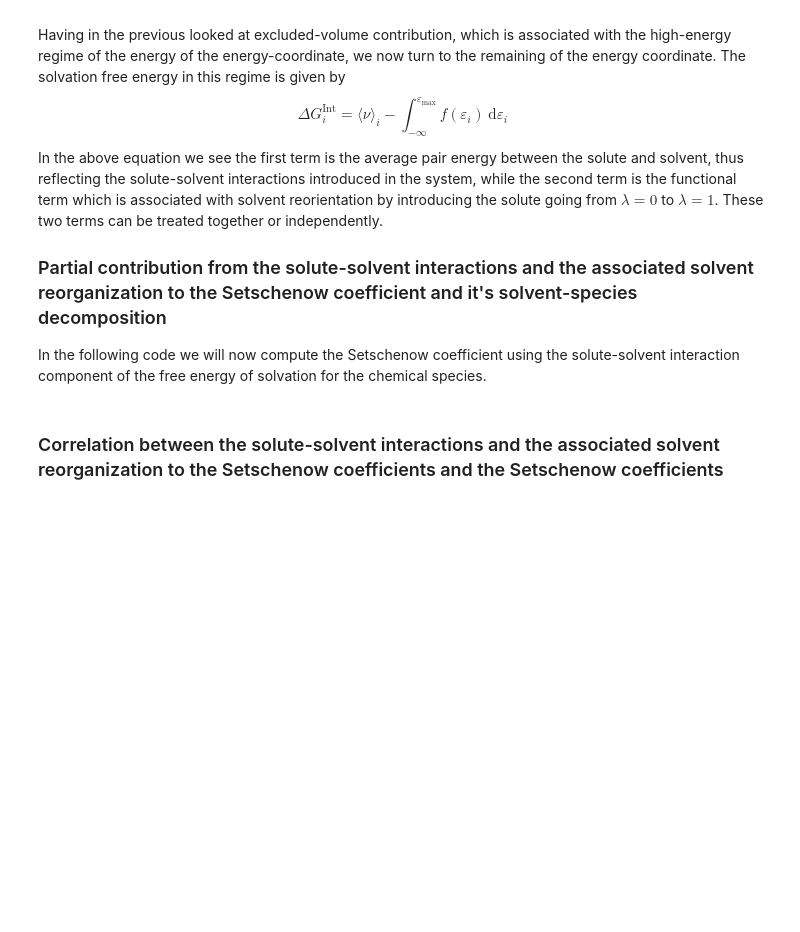
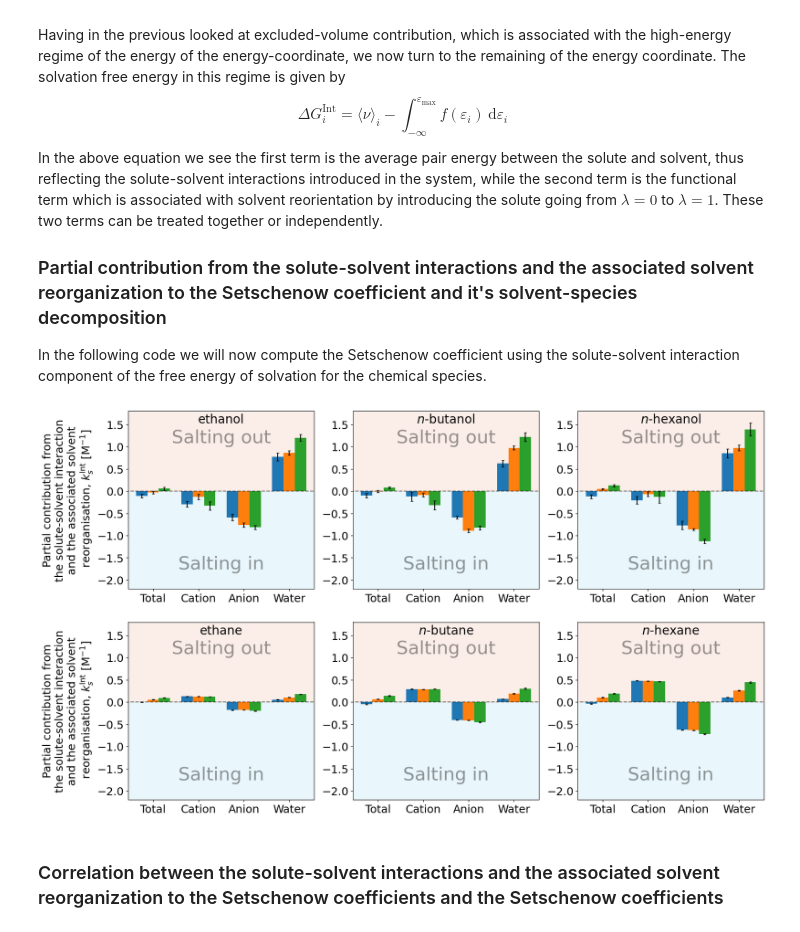
Before and after one commit to SHervoe-Hansen/SI-Excluded-Volume-Formation, a Jupyter notebook: Analysis.ipynb, the cells around one changed output. Drawn from its saved outputs; the diff is of its cells as text; code cells hidden in the pictures; blank space fills up the shorter version.

```diff
--- a/Analysis.ipynb
+++ b/Analysis.ipynb
@@ -1205,33 +1240,37 @@ for i, solute in enumerate(solutes):
                 ax = axes[row,col]
                 ax.bar(index+offset, SetCof_Int, width=width, alpha=1.0, yerr=SetCof_Int_err, capsize=2, zorder=2)
                 offset += width
 
     if i%2 == 1:
         ax.set_xticks(index + width)
         ax.set_xticklabels(('Total', 'Cation', 'Anion', 'Water'))
         axes[row,0].set_ylabel('Partial contribution from\nthe solute-solvent interaction\nand the associated solvent\n reorganisation, $k_{{s}}^{{\mathrm{{Int}}}}$ [M$^{{-1}}$]', fontsize=18)
         ax.tick_params(axis='both', labelsize=18)
         ax.set_xlim(-0.3, 3.8)
         ax.set_ylim(-2.2, 1.8)
         if "n-" in solute:
             s = solute.split(sep='-')[1]
             ax.set_title('$\it{{n}}$-'+s, pad=-20, y=1.001, fontsize=20)
         else:
             ax.set_title(solute, pad=-20, y=1.001, fontsize=20)
 
         ax.hlines(0, -1, 4, color='black', alpha=0.5, linestyle='dashed', zorder=2)
         ax.fill_between(np.arange(-5, 5, 0.1), [-5.2 for i in range(len(np.arange(-5, 5, 0.1)))], y2=0,
                         color='#c9e9f6', alpha=0.4, zorder=1)
         ax.fill_between(np.arange(-5, 5, 0.1), [4.1 for i in range(len(np.arange(-5, 5, 0.1)))], y2=0,
                         color='#f6d6c9', alpha=0.4, zorder=1)
         ax.text(1.75, -1.65, 'Salting in', horizontalalignment='center', verticalalignment='center',
                 fontsize=30, alpha=0.4, zorder=3)
         ax.text(1.75, 1.20, 'Salting out', horizontalalignment='center', verticalalignment='center',
                 fontsize=30, alpha=0.4, zorder=3)
         col+=1
 
 fig.tight_layout(pad=3)
 fig.savefig('Figures/SetschenowInteractionDomainDecomposition.pdf', bbox_inches='tight')
+np.save('Data/SETCOF_INT.npy', SETCOF_INT)
+np.save('Data/SETCOF_INT_ERR.npy', SETCOF_INT_ERR)
+# %% [output]
+[figure, added]
 # %% [markdown]
 ### Correlation between the solute-solvent interactions and the associated solvent reorganization to the Setschenow coefficients and the Setschenow coefficients
 # %%
```
Also changed, not shown: parts of 26 cells of this notebook.
